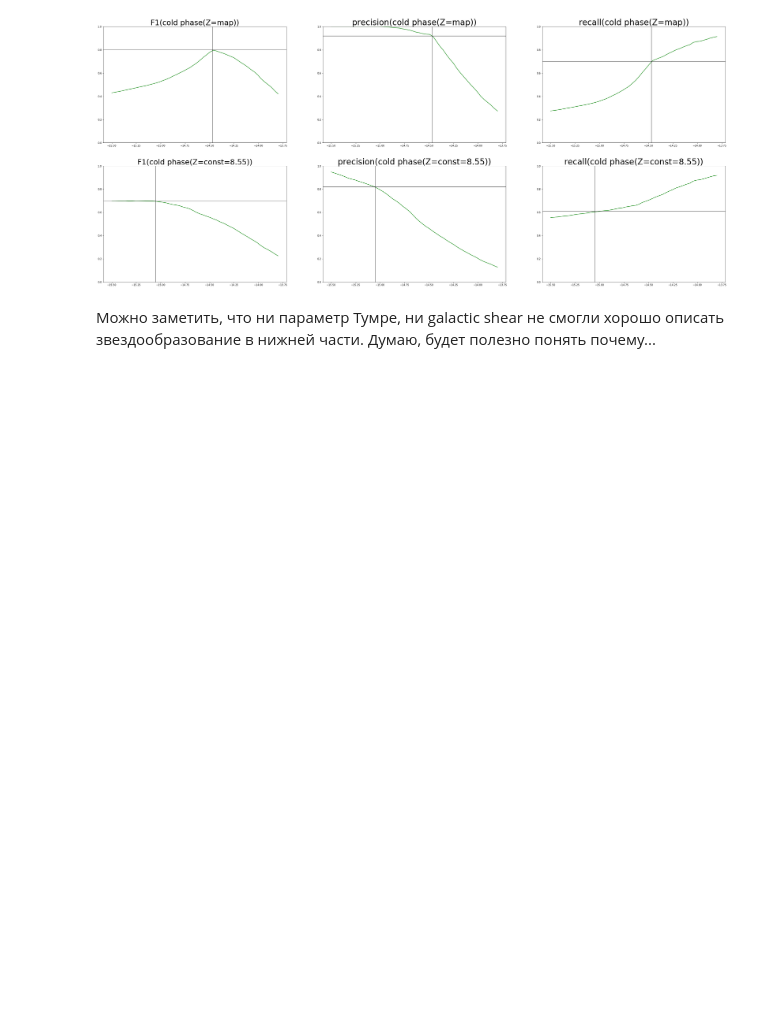
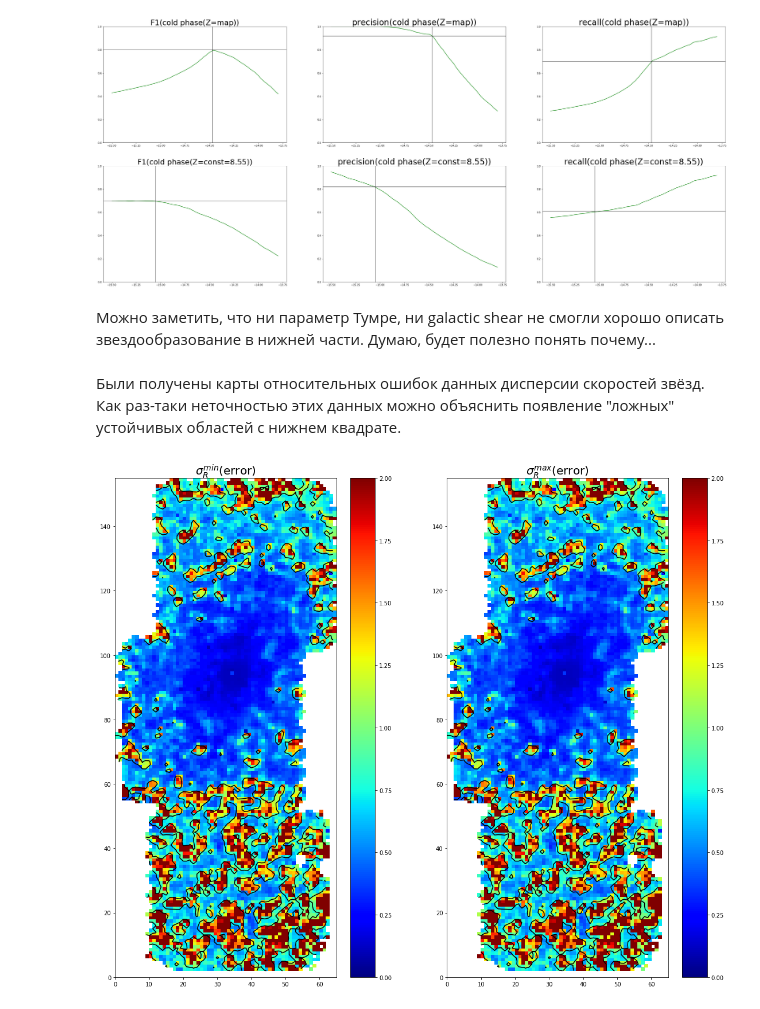
Before and after one commit to ValerieKostiuk/Course-work, a Jupyter notebook: NGC3627/Results.ipynb, the cells around one changed output. Saved outputs shown, nothing was run; the diff lists cells and outputs as text; code cells hidden in the pictures; blank space fills up the shorter version.

```diff
--- a/NGC3627/Results.ipynb
+++ b/NGC3627/Results.ipynb
@@ -88,3 +88,9 @@ Image('./images/cold_phase_stat.png')
 [figure]
 # %% [markdown]
 Можно заметить, что ни параметр Тумре, ни galactic shear не смогли хорошо описать звездообразование в нижней части. Думаю, будет полезно понять почему...
+# %% [markdown]
+Были получены карты относительных ошибок данных дисперсии скоростей звёзд. Как раз-таки неточностью этих данных можно объяснить появление "ложных" устойчивых областей с нижнем квадрате.
+# %%
+Image('./images/relative_error.png')
+# %% [output]
+[figure, added]
```
Also changed, not shown: parts of 1 cell of this notebook, 1 other file.
